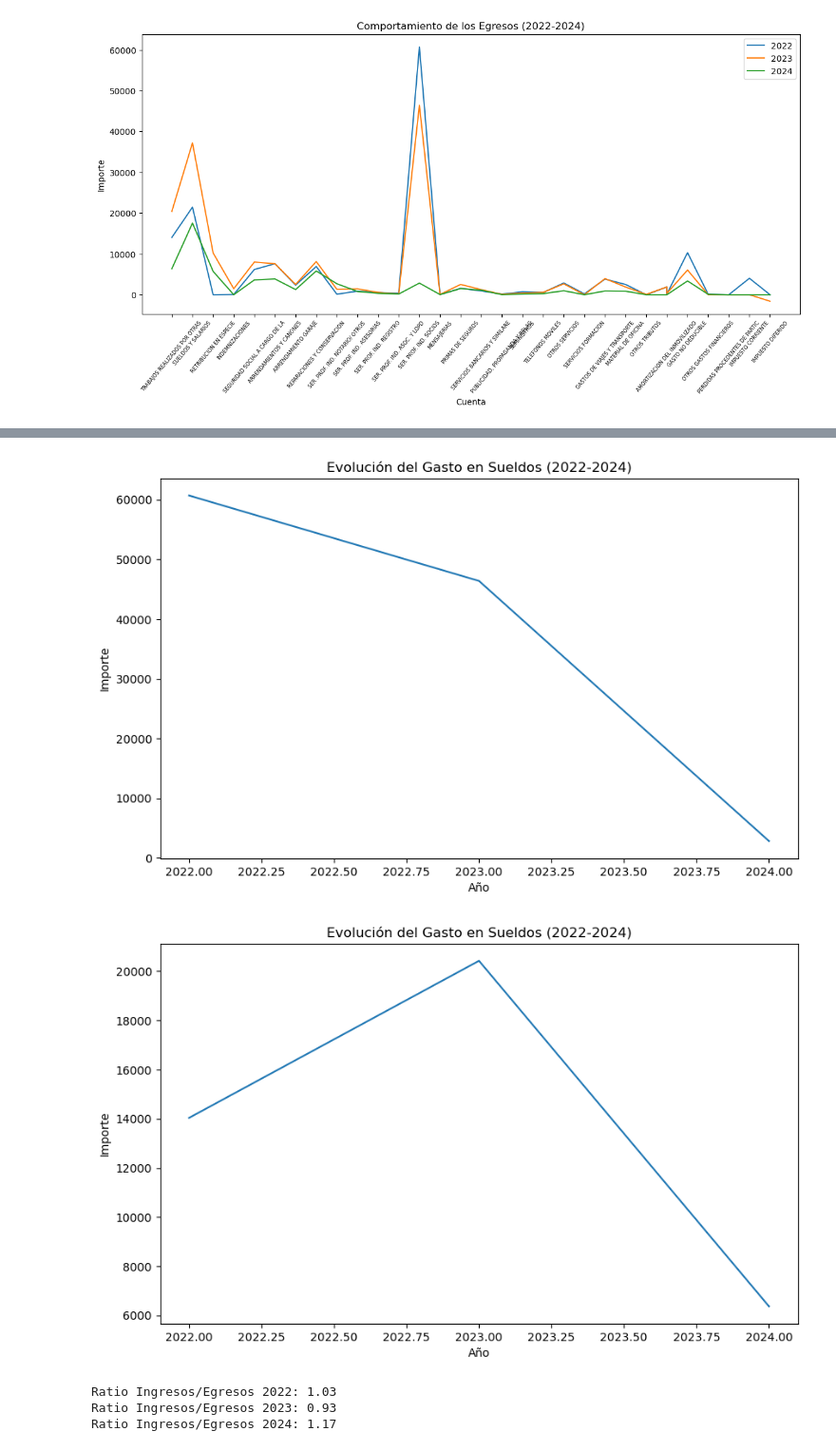
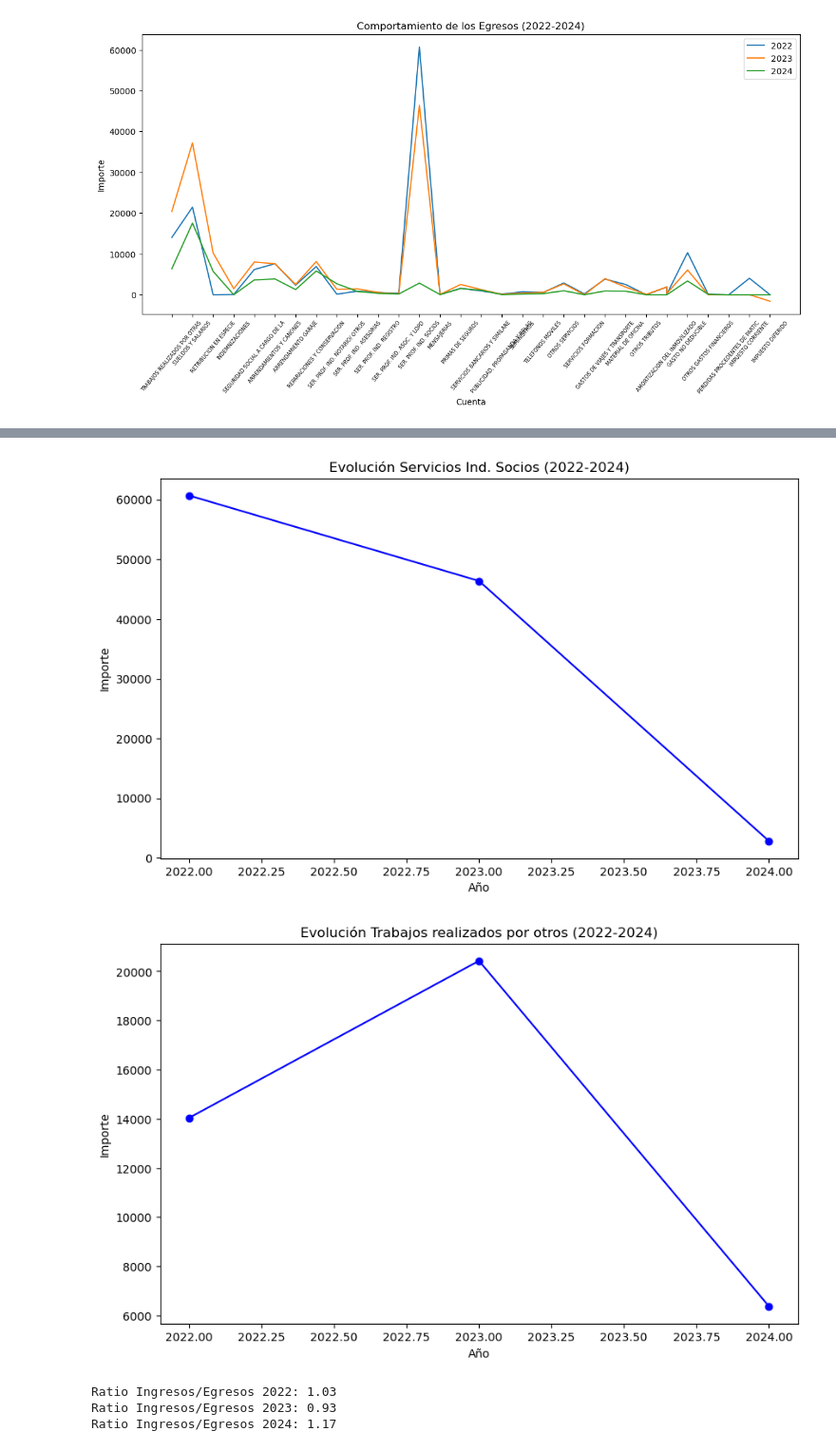
Before and after one commit to jhonDataScience/Financiero, a Jupyter notebook: analisis_financiero.ipynb, the cells around one changed output, grey strips where cells are left out. Shown: that part at 95% size. Drawn from its saved outputs; the diff is of its cells as text; code cells hidden in the pictures.

```diff
--- a/analisis_financiero.ipynb
+++ b/analisis_financiero.ipynb
@@ -118,10 +80,11 @@ ser_prof_soc = egresos[egresos['Cuenta'] == 'SER. PROF. IND. SOCIOS']
 
 # Gráfico de la evolución de Sueldos
 plt.figure(figsize=(10, 6))
-plt.plot([2022, 2023, 2024], [ser_prof_soc[2022].values[0], ser_prof_soc[2023].values[0], ser_prof_soc[2024].values[0]])
+plt.plot([2022, 2023, 2024], [ser_prof_soc[2022].values[0], ser_prof_soc[2023].values[0], ser_prof_soc[2024].values[0]],
+         marker='o', linestyle='-', color='b')
 plt.xlabel('Año')
 plt.ylabel('Importe')
-plt.title('Evolución del Gasto en Sueldos (2022-2024)')
+plt.title('Evolución Servicios Ind. Socios (2022-2024)')
 plt.show()
 # %% [output]
-[figure, old version]
+[figure, new version]
@@ -130,16 +91,17 @@ TRABAJOS REALIZADOS POR OTRAS
 # %%
 # Filtrar la cuenta de Sueldos
 trab_real_otras_per = egresos[egresos['Cuenta'] == 'TRABAJOS REALIZADOS POR OTRAS']
 
 # Gráfico de la evolución de Sueldos
 plt.figure(figsize=(10, 6))
-plt.plot([2022, 2023, 2024], [trab_real_otras_per[2022].values[0], trab_real_otras_per[2023].values[0], trab_real_otras_per[2024].values[0]])
+plt.plot([2022, 2023, 2024], [trab_real_otras_per[2022].values[0], trab_real_otras_per[2023].values[0], trab_real_otras_per[2024].values[0]],
+         marker='o', linestyle='-', color='b')
 plt.xlabel('Año')
 plt.ylabel('Importe')
-plt.title('Evolución del Gasto en Sueldos (2022-2024)')
+plt.title('Evolución Trabajos realizados por otros (2022-2024)')
 plt.show()
 # %% [output]
-[figure, old version]
+[figure, new version]
 # %%
 # Por ejemplo, ratio de ingresos/egresos por año
 ratio_2022 = ingresos[2022].sum() / egresos[2022].sum()
```
Also changed, not shown: parts of 14 cells of this notebook.
